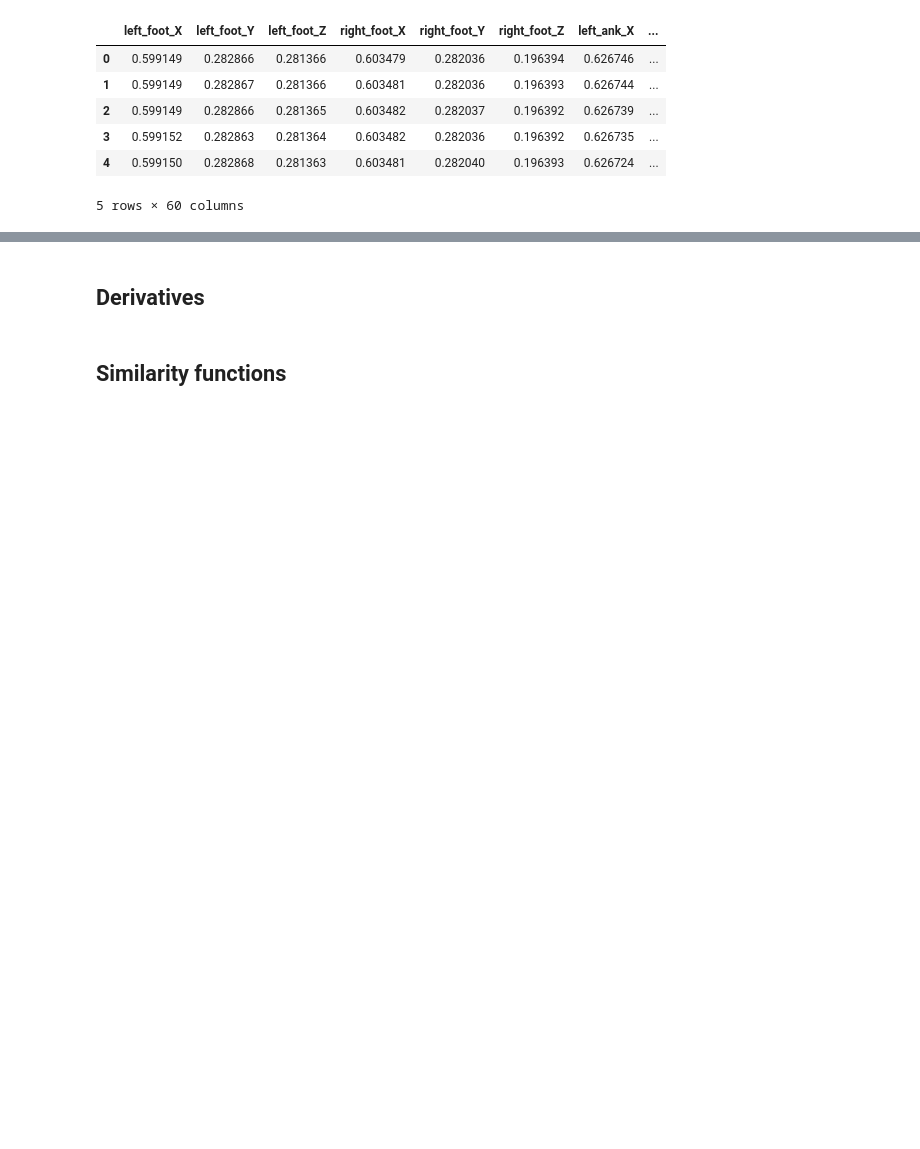
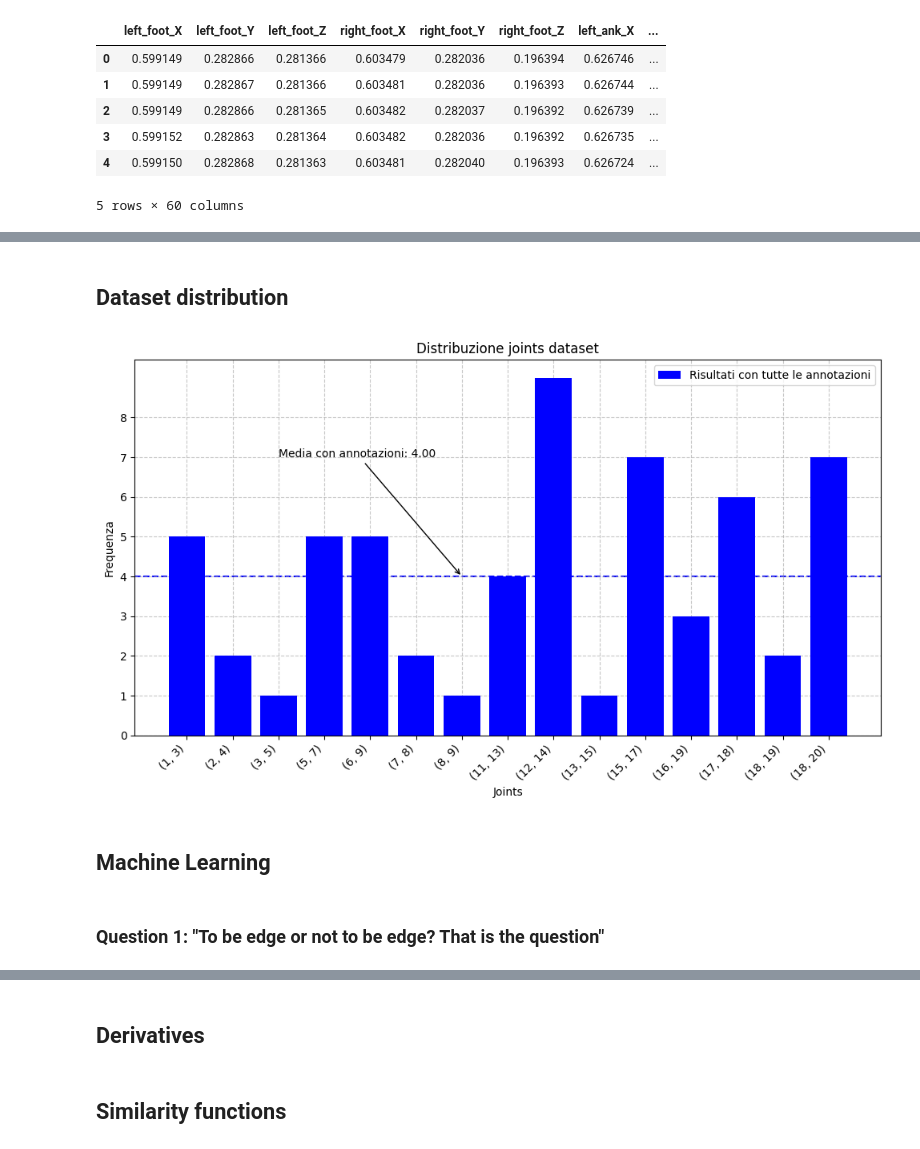
Before and after one commit to gaggioaxel/OoM-Thesis, a Jupyter notebook: code/src/ML_approach.ipynb, the cells around one changed output, grey strips where cells are left out. Saved outputs shown, nothing was run; the diff lists cells and outputs as text; code cells hidden in the pictures; blank space fills up the shorter version.

Commit message:
joint day

```diff
--- a/code/src/ML_approach.ipynb
+++ b/code/src/ML_approach.ipynb
@@ -6,20 +235,19 @@ import os
 
 ANNOTATIONS_PATH = 'data'
 REPROCESSED_PATH = ANNOTATIONS_PATH+'/reprocessed'
-with open(ANNOTATIONS_PATH+'/annotations.txt','r') as file:
-    annotations = file.read().splitlines()[1:]
+with open(ANNOTATIONS_PATH+'/annotationsVSingle.txt','r') as file:
+    annotations = [line for line in file.read().splitlines()[1:]]
 
 sampleAnno = 0
 def read_data(id: int):
     if '(A)' in annotations[id] or '(B)' in annotations[id]:
-        folder, trial, fragId, _, OoM, startSec, endSec = annotations[id].replace(' ','').split(',')[:7]
+        folder, trial, fragId, _, OoM = annotations[id].replace(' ','').split(',')[:5]
     else:
-        folder, trial, fragId, OoM, startSec, endSec = annotations[id].replace(' ','').split(',')[:6]
-
+        folder, trial, fragId, OoM = annotations[id].replace(' ','').split(',')[:4]
     file = os.path.join(REPROCESSED_PATH, folder, trial+'_frag'+fragId+'.csv')
     table = pd.read_csv(file)
-    return table
-dataTable = read_data(sampleAnno)
+    return table, OoM
+dataTable,_ = read_data(sampleAnno)
 dataTable.head()
 # %% [output]
 |  | left_foot_X | left_foot_Y | left_foot_Z | right_foot_X | right_foot_Y | right_foot_Z | left_ank_X | ... |
@@ -94,0 +407,2 @@ InvalidIndexError: Reindexing only valid with uniquely valued Index objects
+# %% [markdown]
+## Dataset distribution
@@ -94,0 +433,38 @@ InvalidIndexError: Reindexing only valid with uniquely valued Index objects
+# %%
+import matplotlib.pyplot as plt
+from math import floor
+
+labels2 = list(results.keys())
+x_labels = list(sorted(list(set(labels2))))
+
+y_values = [results[label] for label in x_labels ]
+
+average = sum(y_values) / len(y_values)
+
+#for i,value in reversed(list(enumerate(y_values))):
+#    if value < floor(average):
+#        x_labels.pop(i)
+#        y_values.pop(i)
+
+#average = sum(y_values)/len(y_values)
+
+plt.figure(figsize=(10, 6))
+plt.grid(True, linestyle='--', alpha=0.7)
+plt.axhline(average, color='blue', linestyle='--', zorder=0)
+plt.bar(range(0,len(x_labels)), y_values, color='blue', label='Risultati con tutte le annotazioni')
+plt.xticks(range(0,len(x_labels)),x_labels,rotation=45, ha='right')
+plt.yticks(range(0,max(y_values)))
+plt.xlabel('Joints')
+plt.ylabel('Frequenza')
+plt.title('Distribuzione joints dataset')
+
+plt.annotate(f'Media con annotazioni: {average:.2f}', xy=(6, average), xytext=(2,average+3),
+             arrowprops=dict(facecolor='blue', arrowstyle='->'), color='black')
+
+plt.gca().set_axisbelow(True)
+plt.legend()
+plt.tight_layout()
+
+plt.show()
+# %% [output]
+[figure, added]
@@ -94,0 +507,4 @@ InvalidIndexError: Reindexing only valid with uniquely valued Index objects
+# %% [markdown]
+## Machine Learning
+# %% [markdown]
+### Question 1: "To be edge or not to be edge? That is the question"
```
Also changed, not shown: parts of 39 cells of this notebook, 38 other files.
